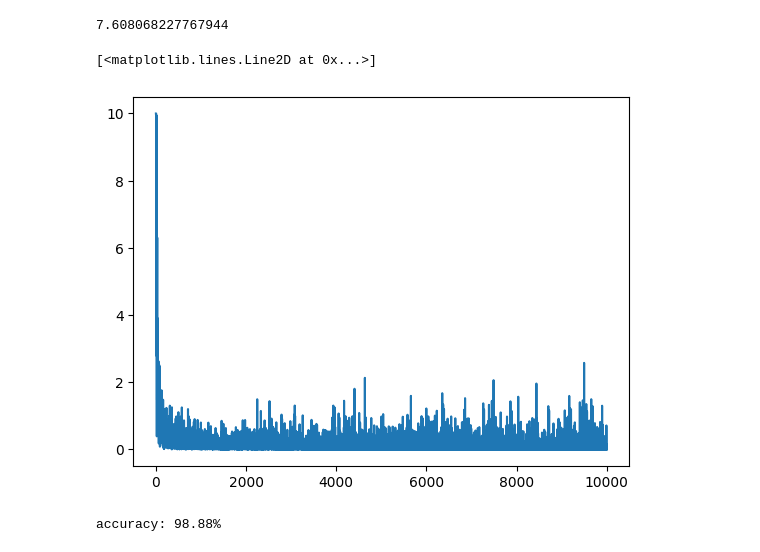
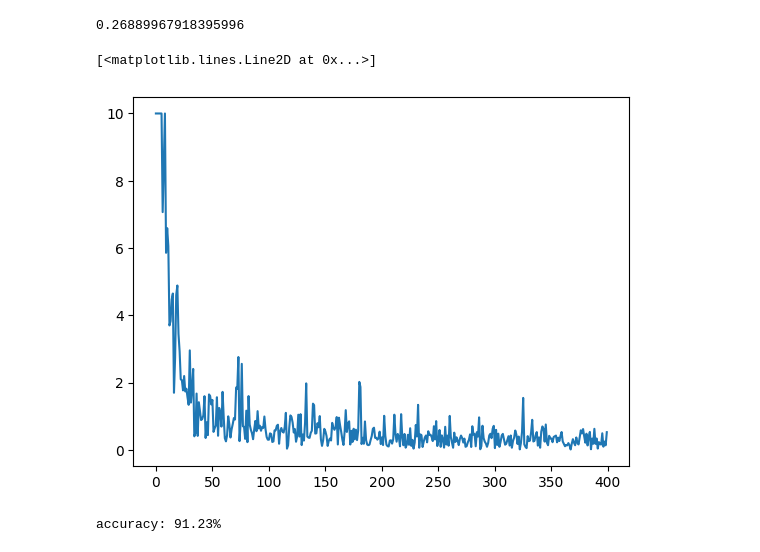
Before and after one commit to estevE11/neural, a Jupyter notebook: mnist/mnist.ipynb, the cells around one changed output. Cells and saved outputs as stored; diff of their text form; code cells hidden in the pictures.

```diff
--- a/mnist/mnist.ipynb
+++ b/mnist/mnist.ipynb
@@ -38,36 +38,36 @@ class MnistNet(nn.Module):
 # %%
 import torch
 import math
 import random
 import matplotlib.pyplot as plt
 import time
 
 model = MnistNet()
 batch_size = 32 # actuially makes it better
 
 # train
 loss_function = nn.CrossEntropyLoss()
 optim = torch.optim.Adam(model.parameters())
 loses = []
 st = time.time()
-for i in range(10000):
+for i in range(400):
     samp = np.random.randint(0, X_test.shape[0], size=(batch_size))
     inpt = torch.tensor(X_test[samp].reshape(-1, 28*28)).float()
     target = torch.tensor(Y_test[samp])
     optim.zero_grad()
     guess = model(inpt)
     #print(f"guess: {guess}, target: {target}")
     loss = loss_function(guess, target)
     loss.backward()
     optim.step()
     loses.append(min(loss.item(), 10))
 et = time.time()
 print(et-st)
 plt.plot(loses)
 # %% [output]
-7.608068227767944
+0.26889967918395996
 [<matplotlib.lines.Line2D at 0x...>]
-[figure, old version]
+[figure, new version]
 # %%
 corr = 0
 for i in range(len(X_test)):
@@ -77,6 +77,6 @@ for i in range(len(X_test)):
     if Y == guess: corr += 1
 print(f"accuracy: {corr/len(X_test)*100}%")
 # %% [output]
-accuracy: 98.88%
+accuracy: 91.23%
 # %%
 torch.save(model.state_dict(), "models/mnist_1.pt")
```
Also changed, not shown: 2 other files.
